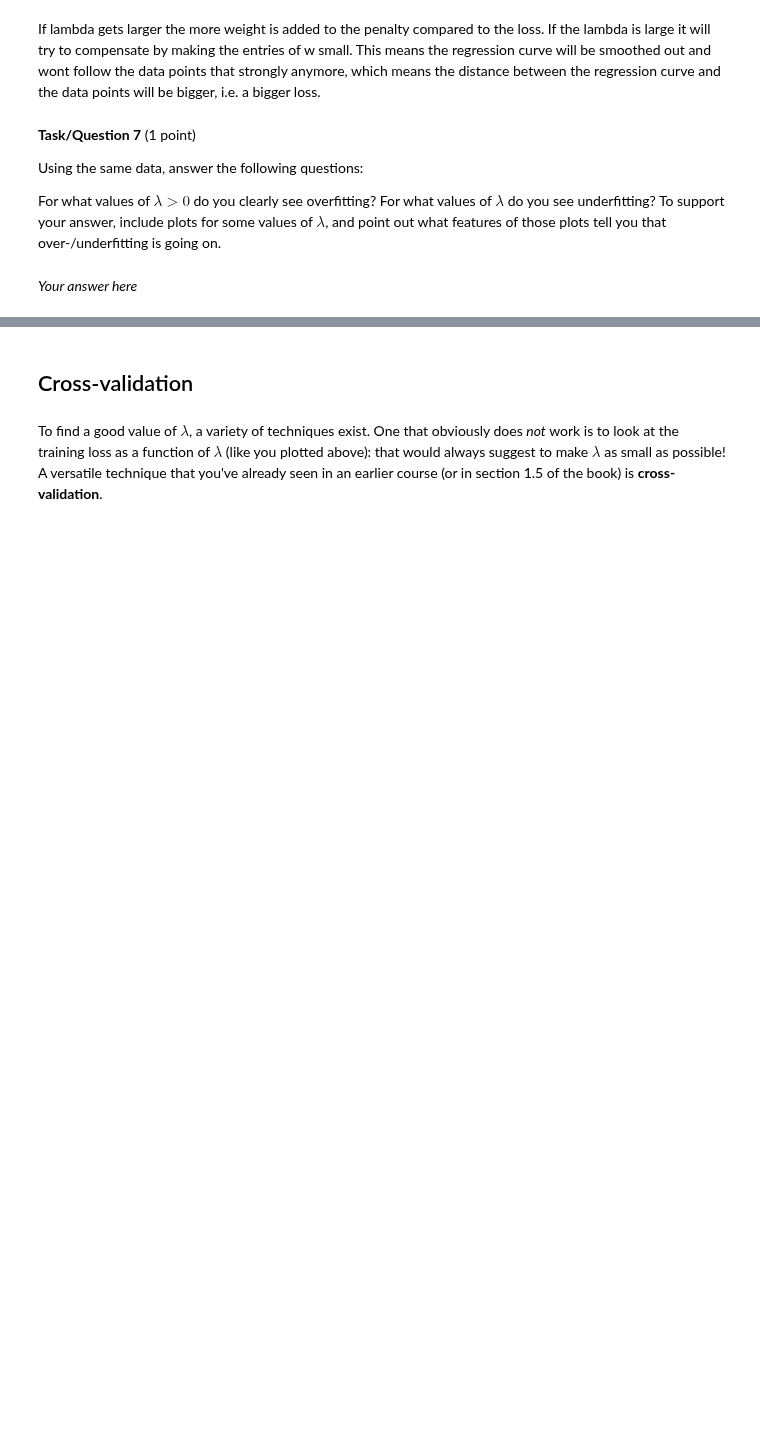
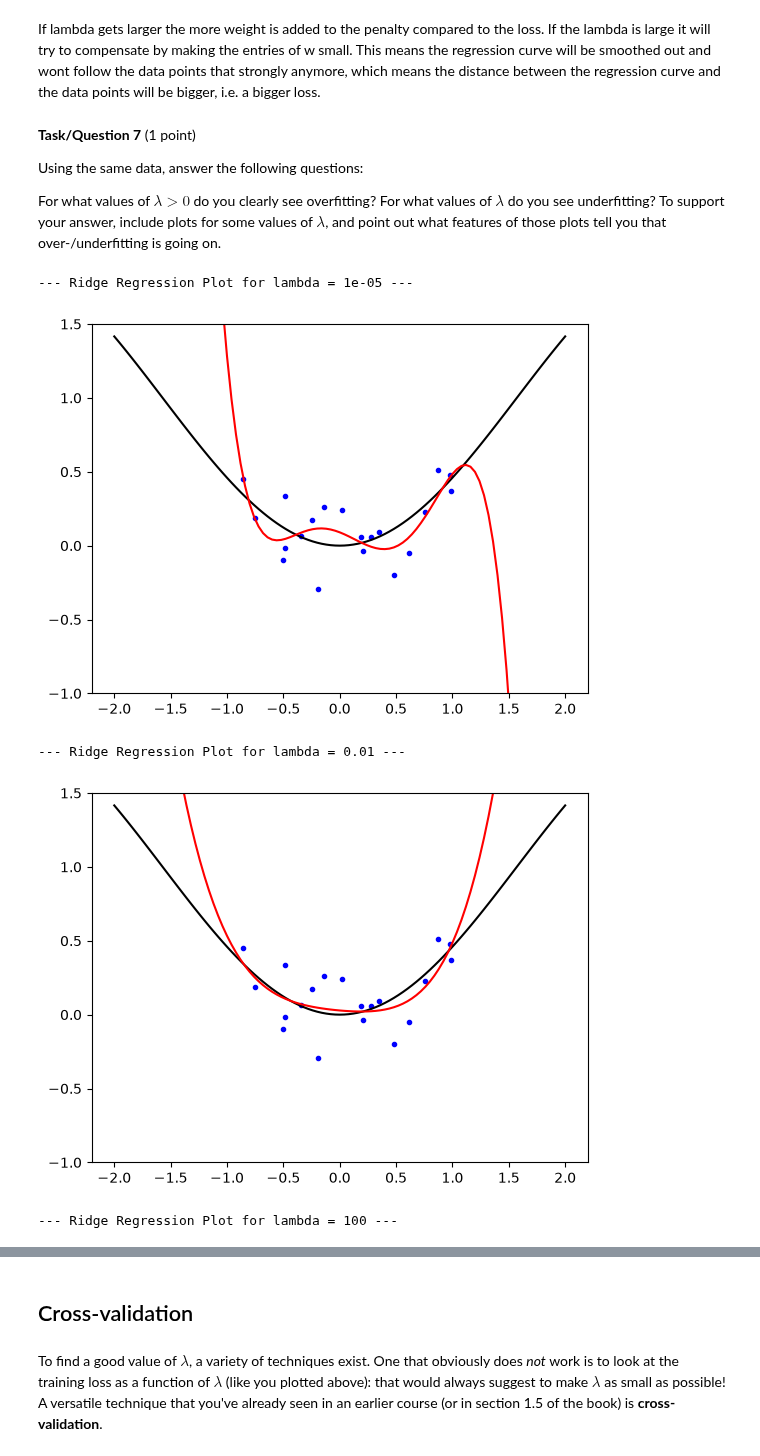
Before and after one commit to Maxouwe/MLBiihh, a Jupyter notebook: ML2026_assignment1.ipynb, the cells around one changed output, grey strips where cells are left out. Drawn from its saved outputs; the diff is of its cells as text; code cells hidden in the pictures; blank space fills up the shorter version.

```diff
--- a/ML2026_assignment1.ipynb
+++ b/ML2026_assignment1.ipynb
@@ -219,2 +230,14 @@ For what values of $\lambda > 0$ do you clearly see overfitting? For what values
-# %% [markdown]
-*Your answer here*
+# %%
+# Values of lambda demonstrating overfitting, good fit, and underfitting
+demo_lambdas = [1e-5, 0.01, 100]
+
+for l in demo_lambdas:
+    w = fit_ridge(X_20, ts_20, l)
+    print(f"--- Ridge Regression Plot for lambda = {l} ---")
+    plot_regression_result(xs_20, ts_20, w)
+# %% [output]
+--- Ridge Regression Plot for lambda = 1e-05 ---
+[figure, added]
+--- Ridge Regression Plot for lambda = 0.01 ---
+[figure, added]
+--- Ridge Regression Plot for lambda = 100 ---
```
Also changed, not shown: parts of 16 cells of this notebook.
